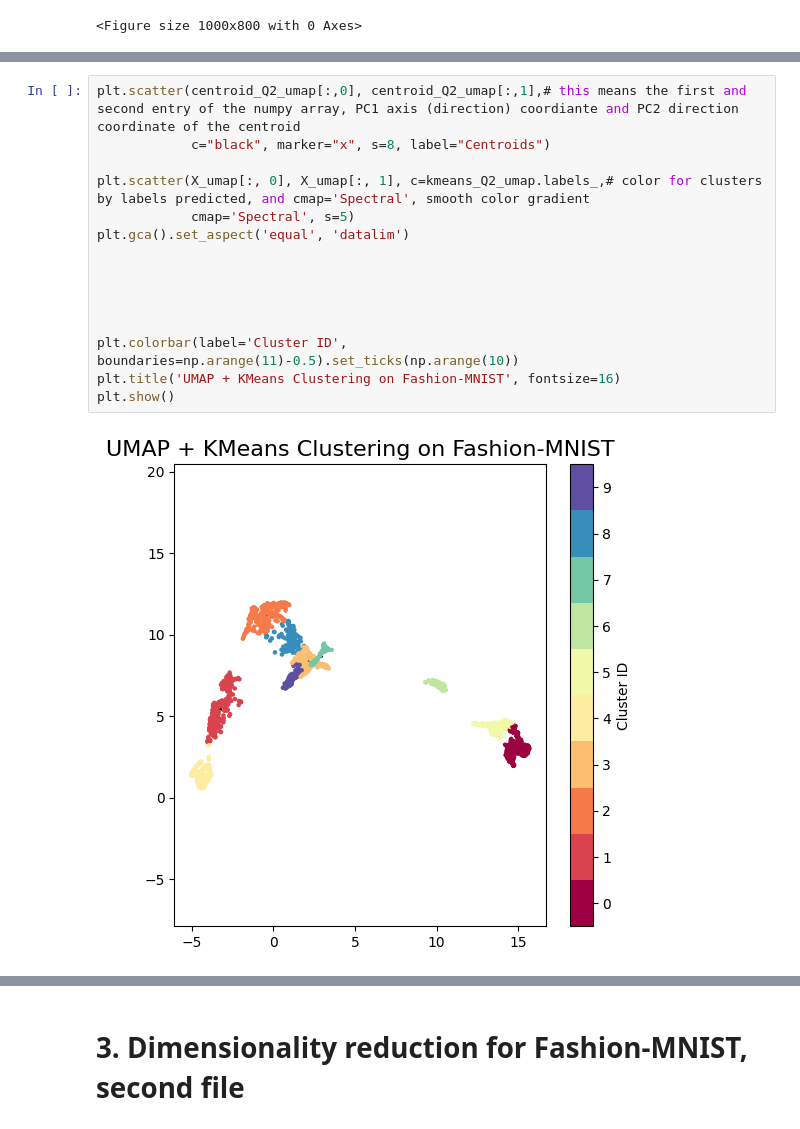
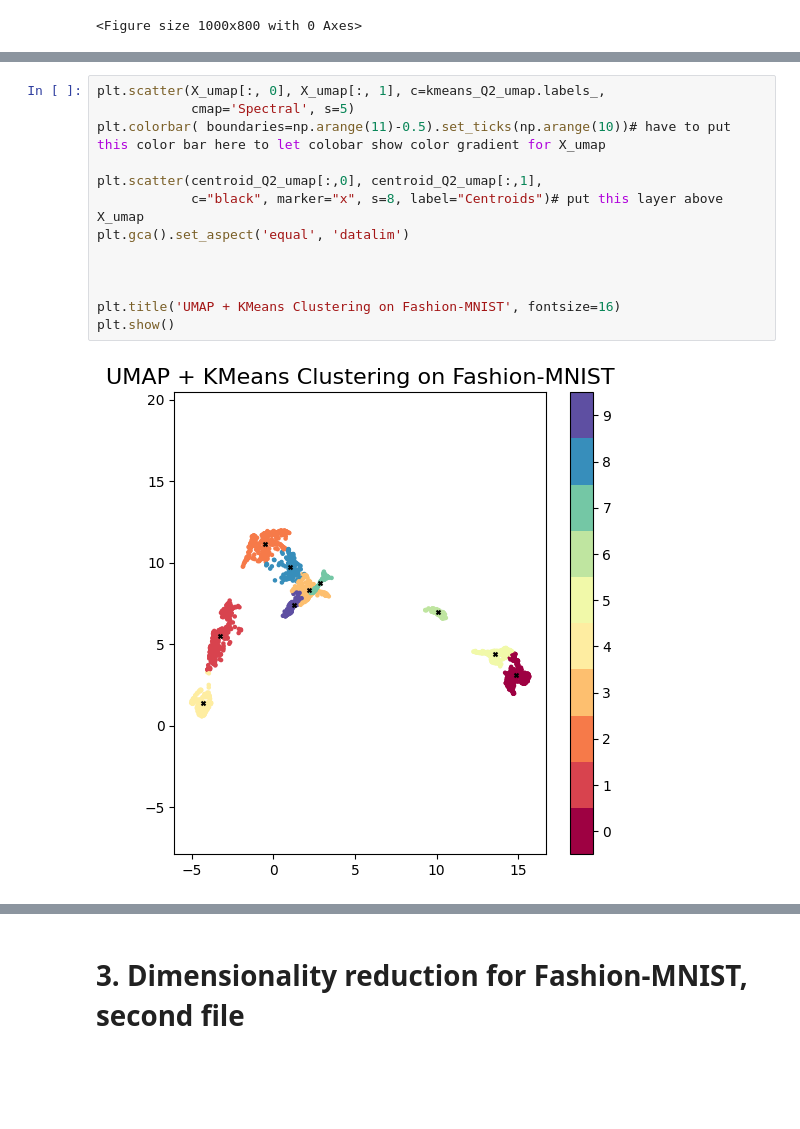
Before and after one commit to Yuyang-Yao/Math_-5750_Project2, a Jupyter notebook: project2.ipynb, the cells around one changed output, grey strips where cells are left out. Cells and saved outputs as stored; diff of their text form; blank space fills up the shorter version.

```diff
--- a/project2.ipynb
+++ b/project2.ipynb
@@ -903,17 +950,15 @@ plt.show()
-# %%
-plt.scatter(centroid_Q2_umap[:,0], centroid_Q2_umap[:,1],# this means the first and second entry of the numpy array, PC1 axis (direction) coordiante and PC2 direction coordinate of the centroid
-            c="black", marker="x", s=8, label="Centroids")
-
-plt.scatter(X_umap[:, 0], X_umap[:, 1], c=kmeans_Q2_umap.labels_,# color for clusters by labels predicted, and cmap='Spectral', smooth color gradient
-            cmap='Spectral', s=5)
-plt.gca().set_aspect('equal', 'datalim')
-
-
-
-
-
-plt.colorbar(label='Cluster ID', boundaries=np.arange(11)-0.5).set_ticks(np.arange(10))
-plt.title('UMAP + KMeans Clustering on Fashion-MNIST', fontsize=16)
-plt.show()
-# %% [output]
-[figure, removed]
+# %%
+plt.scatter(X_umap[:, 0], X_umap[:, 1], c=kmeans_Q2_umap.labels_,
+            cmap='Spectral', s=5)
+plt.colorbar( boundaries=np.arange(11)-0.5).set_ticks(np.arange(10))# have to put this color bar here to let colobar show color gradient for X_umap
+
+plt.scatter(centroid_Q2_umap[:,0], centroid_Q2_umap[:,1],
+            c="black", marker="x", s=8, label="Centroids")# put this layer above X_umap
+plt.gca().set_aspect('equal', 'datalim')
+
+
+
+plt.title('UMAP + KMeans Clustering on Fashion-MNIST', fontsize=16)
+plt.show()
+# %% [output]
+[figure, added]
```
Also changed, not shown: parts of 6 cells of this notebook.
